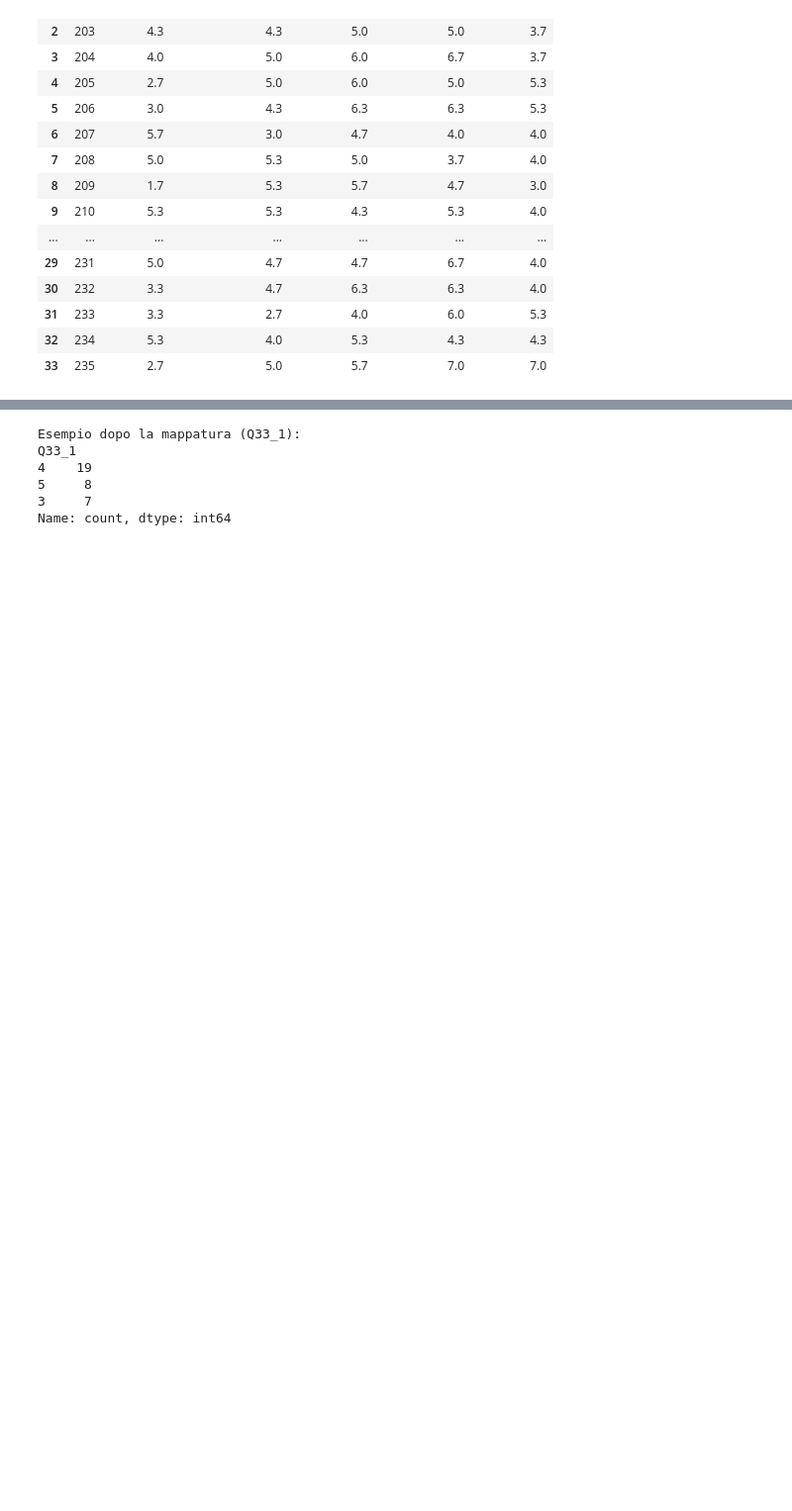
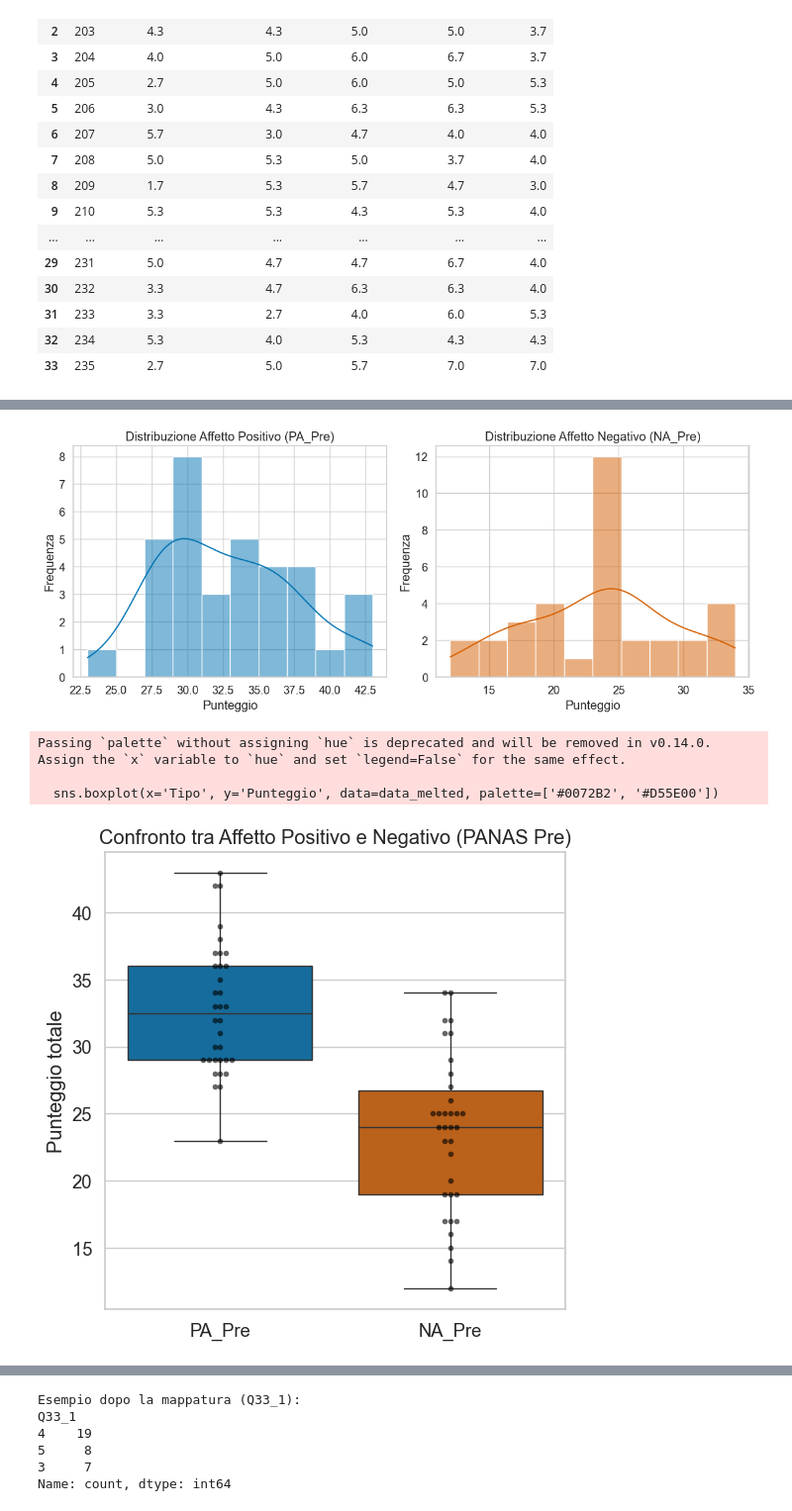
Before and after one commit to bobsync/ENIB, a Jupyter notebook: res/results.ipynb, the cells around one changed output, grey strips where cells are left out. Shown at 99% size. Drawn from its saved outputs; the diff is of its cells as text; code cells hidden in the pictures; blank space fills up the shorter version.

```diff
--- a/res/results.ipynb
+++ b/res/results.ipynb
@@ -474,0 +737,64 @@ plotta_OCEAN(scores)
+# %%
+import matplotlib.pyplot as plt
+import seaborn as sns
+from scipy import stats
+
+# Impostazioni estetiche generali
+plt.style.use("default")
+sns.set_theme(style="whitegrid", font_scale=1.2)
+
+# === 1️⃣ Distribuzione dei punteggi ===
+fig, axes = plt.subplots(1, 2, figsize=(12, 5))
+
+sns.histplot(merged_df['PA_Pre'], kde=True, color="#0072B2", ax=axes[0], bins=10)
+axes[0].set_title("Distribuzione Affetto Positivo (PA_Pre)")
+axes[0].set_xlabel("Punteggio")
+axes[0].set_ylabel("Frequenza")
+
+sns.histplot(merged_df['NA_Pre'], kde=True, color="#D55E00", ax=axes[1], bins=10)
+axes[1].set_title("Distribuzione Affetto Negativo (NA_Pre)")
+axes[1].set_xlabel("Punteggio")
+axes[1].set_ylabel("Frequenza")
+
+plt.tight_layout()
+plt.savefig("PANAS_Pre_Distribuzioni.png", dpi=300, bbox_inches="tight", facecolor="white")
+plt.show()
+
+
+# === 2️⃣ Boxplot comparativo ===
+plt.figure(figsize=(6, 6))
+data_melted = merged_df.melt(value_vars=['PA_Pre', 'NA_Pre'], var_name='Tipo', value_name='Punteggio')
+sns.boxplot(x='Tipo', y='Punteggio', data=data_melted, palette=['#0072B2', '#D55E00'])
+sns.swarmplot(x='Tipo', y='Punteggio', data=data_melted, color='black', alpha=0.6, size=4)
+plt.title("Confronto tra Affetto Positivo e Negativo (PANAS Pre)")
+plt.xlabel("")
+plt.ylabel("Punteggio totale")
+plt.savefig("PANAS_Pre_Boxplot.png", dpi=300, bbox_inches="tight", facecolor="white")
+plt.show()
+
+
+# === 3️⃣ Scatter plot con regressione lineare ===
+plt.figure(figsize=(6, 6))
+sns.regplot(x='PA_Pre', y='NA_Pre', data=merged_df, color="#009E73", ci=95, scatter_kws={"s":60, "alpha":0.8})
+plt.title("Relazione tra Affetto Positivo e Negativo (PANAS Pre)")
+plt.xlabel("Affetto Positivo (PA_Pre)")
+plt.ylabel("Affetto Negativo (NA_Pre)")
+
+# Calcolo r e p per annotazione
+r, p_corr = stats.pearsonr(merged_df['PA_Pre'], merged_df['NA_Pre'])
+plt.text(
+    0.05, 0.95,
+    f"r = {r:.2f}, p = {p_corr:.3f}",
+    transform=plt.gca().transAxes,
+    ha='left', va='top',
+    fontsize=12, bbox=dict(facecolor='white', edgecolor='gray', boxstyle='round,pad=0.4')
+)
+
+plt.savefig("PANAS_Pre_Scatter.png", dpi=300, bbox_inches="tight", facecolor="white")
+plt.show()
+# %% [output]
+[figure, added]
+Passing `palette` without assigning `hue` is deprecated and will be removed in v0.14.0. Assign the `x` variable to `hue` and set `legend=False` for the same effect.
+
+  sns.boxplot(x='Tipo', y='Punteggio', data=data_melted, palette=['#0072B2', '#D55E00'])
+[figure, added]
```
Also changed, not shown: parts of 16 cells of this notebook, 10 other files.
